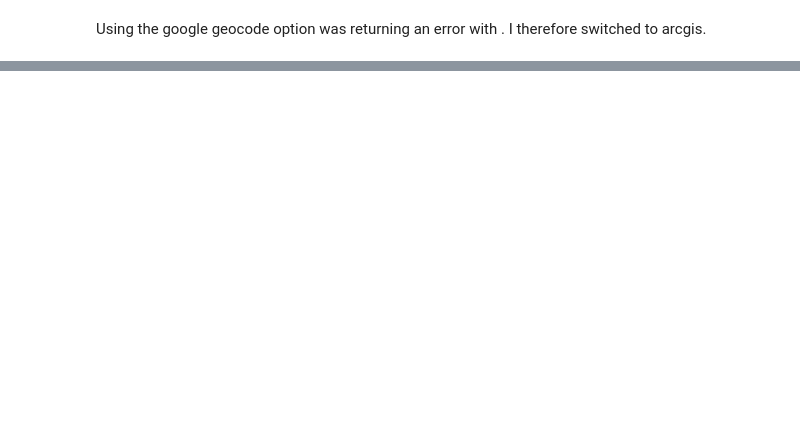
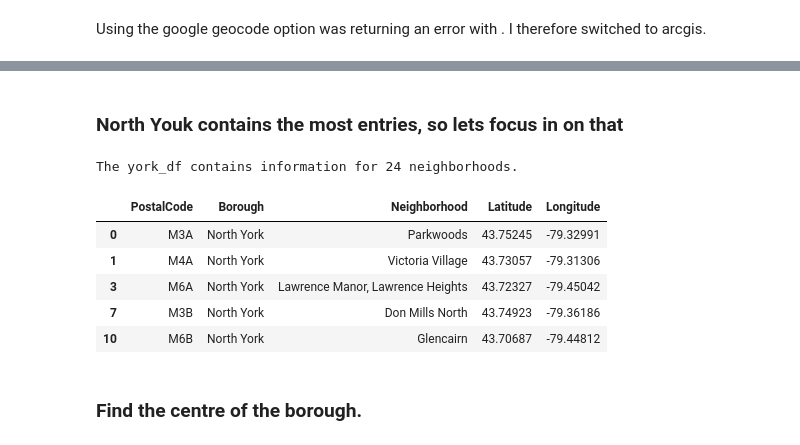
Before and after one commit to JimmySunDance/Coursera_Capstone, a Jupyter notebook: toronto_webscrape.ipynb, the cells around one changed output, grey strips where cells are left out. Cells and saved outputs as stored; diff of their text form; code cells hidden in the pictures; blank space fills up the shorter version.

```diff
--- a/toronto_webscrape.ipynb
+++ b/toronto_webscrape.ipynb
@@ -97,0 +137,16 @@ df.head()
+# %% [markdown]
+### North Youk contains the most entries, so lets focus in on that
+# %%
+york_df = toronto_df.loc[toronto_df.Borough == 'North York']
+print('The york_df contains information for', york_df.shape[0], 'neighborhoods.')
+york_df.head()
+# %% [output]
+The york_df contains information for 24 neighborhoods.
+|  | PostalCode | Borough | Neighborhood | Latitude | Longitude |
+| 0 | M3A | North York | Parkwoods | 43.75245 | -79.32991 |
+| 1 | M4A | North York | Victoria Village | 43.73057 | -79.31306 |
+| 3 | M6A | North York | Lawrence Manor, Lawrence Heights | 43.72327 | -79.45042 |
+| 7 | M3B | North York | Don Mills North | 43.74923 | -79.36186 |
+| 10 | M6B | North York | Glencairn | 43.70687 | -79.44812 |
+# %% [markdown]
+### Find the centre of the borough.
```
Also changed, not shown: parts of 22 cells of this notebook.
